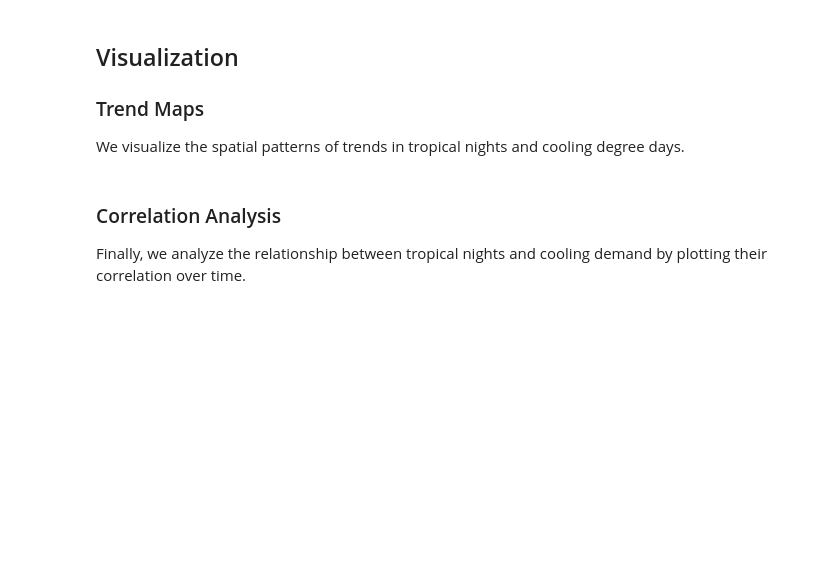
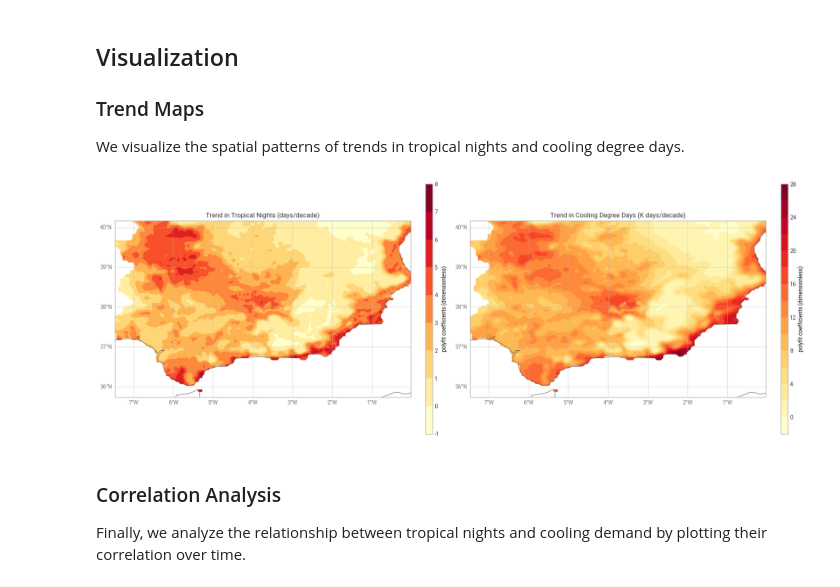
Before and after one commit to Predictia/earthkit-climate, a Jupyter notebook: docs/notebooks/tropical_nights_cooling_demand.ipynb, the cells around one changed output. Drawn from its saved outputs; the diff is of its cells as text; code cells hidden in the pictures; blank space fills up the shorter version.

```diff
--- a/docs/notebooks/tropical_nights_cooling_demand.ipynb
+++ b/docs/notebooks/tropical_nights_cooling_demand.ipynb
@@ -60,15 +60,26 @@ We visualize the spatial patterns of trends in tropical nights and cooling degre
 # %%
 figure = ekp.Figure(rows=1, columns=2, size=(18, 8))
 
 ax1 = figure.add_map(row=0, column=0)
 ax1.quickplot(tn_trend, style=ekp.styles.Style(colors="YlOrRd"))
-ax1.coastlines(); ax1.gridlines(); ax1.title("Trend in Tropical Nights (days/decade)")
+ax1.coastlines()
+ax1.gridlines()
+ax1.title("Trend in Tropical Nights (days/decade)")
+ax1.legend(location="right")
+
 
 ax2 = figure.add_map(row=0, column=1)
 ax2.quickplot(cdd_trend, style=ekp.styles.Style(colors="YlOrRd"))
-ax2.coastlines(); ax2.gridlines(); ax2.title("Trend in Cooling Degree Days (K days/decade)")
+ax2.coastlines()
+ax2.gridlines()
+ax2.title("Trend in Cooling Degree Days (K days/decade)")
+
+ax2.legend(location="right")
+
 
 figure.show()
+# %% [output]
+[figure, added]
 # %% [markdown]
 ### Correlation Analysis
 
```
Also changed, not shown: parts of 2 cells of this notebook, 4 other files.
